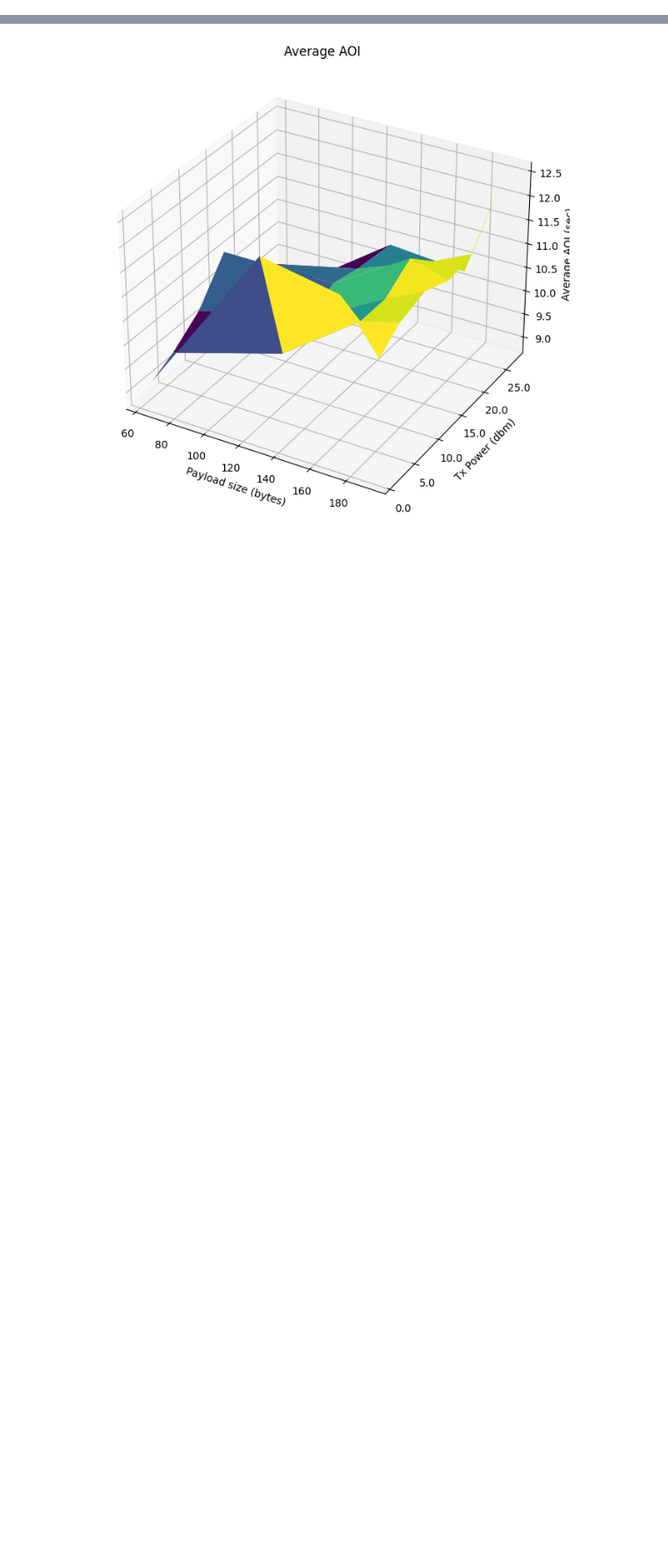
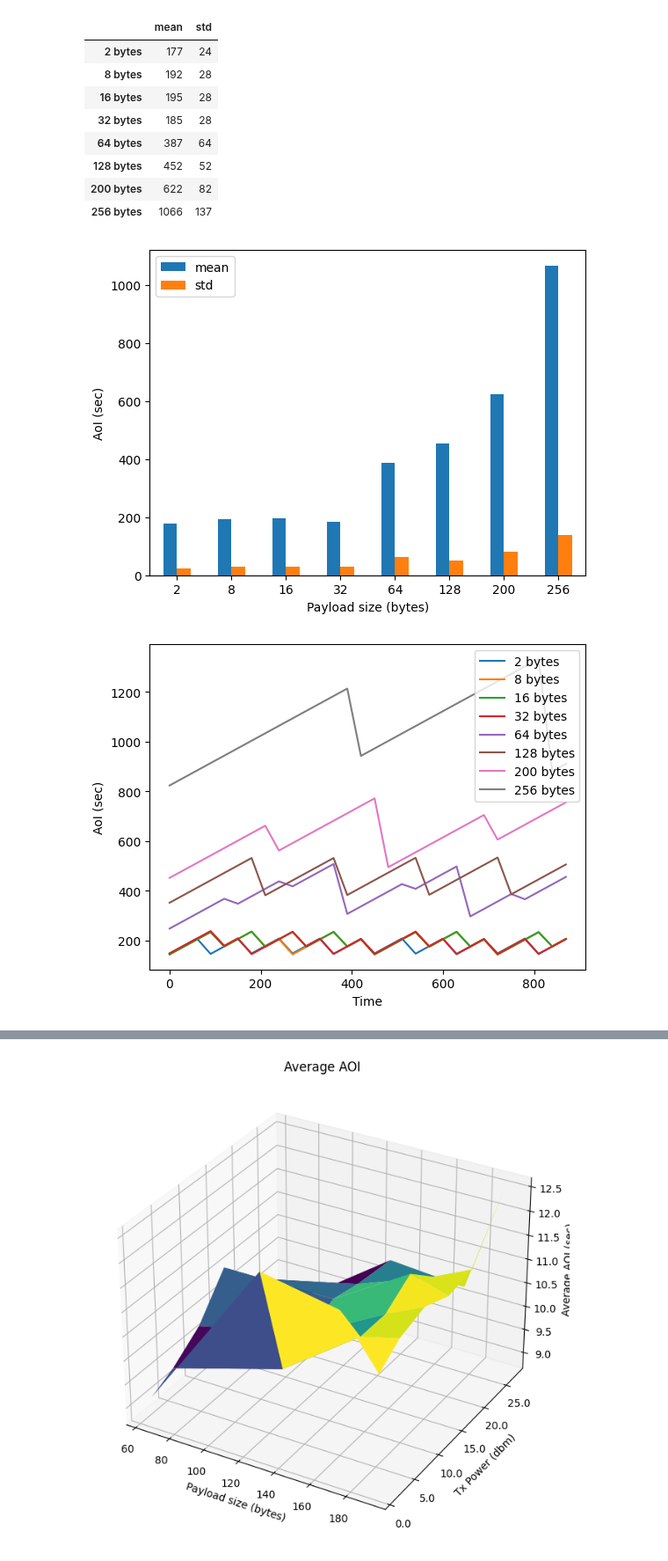
Before and after one commit to maxDeCoder/Avignon_LORA, a Jupyter notebook: test.ipynb, the cells around one changed output, grey strips where cells are left out. Shown at 88% size. Cells and saved outputs as stored; diff of their text form; code cells hidden in the pictures; blank space fills up the shorter version.

```diff
--- a/test.ipynb
+++ b/test.ipynb
@@ -78,17 +78,31 @@ from sklearn.linear_model import LinearRegression
 # %%
 avgs, stds = np.mean(df.to_numpy(), axis=0).astype(int), np.std(df.to_numpy(),axis=0).astype(int)
 aggs = pd.DataFrame({"mean": avgs, "std": stds}, index=df.columns)
 display(aggs)
 ax = aggs.plot.bar()
 
 ax.set_xticklabels(aggs.index.map(lambda x: x.split()[0]), rotation = 0)
-ax.set_xlabel("Trasmission power (dbm)")
+ax.set_xlabel("Payload size (bytes)")
 ax.set_ylabel("AoI (sec)")
+plt.savefig('./plots and images/payload vs aoi avg.png')
 plt.show()
 
 ax = df.plot.line()
 ax.set_ylabel("AoI (sec)")
+plt.savefig("./plots and images/payload vs aoi line.png")
 plt.show()
+# %% [output]
+|  | mean | std |
+| 2 bytes | 177 | 24 |
+| 8 bytes | 192 | 28 |
+| 16 bytes | 195 | 28 |
+| 32 bytes | 185 | 28 |
+| 64 bytes | 387 | 64 |
+| 128 bytes | 452 | 52 |
+| 200 bytes | 622 | 82 |
+| 256 bytes | 1066 | 137 |
+[figure, added]
+[figure, added]
 # %%
 import plotly.graph_objects as go
 import pandas as pd
```
Also changed, not shown: parts of 5 cells of this notebook, 21 other files.
